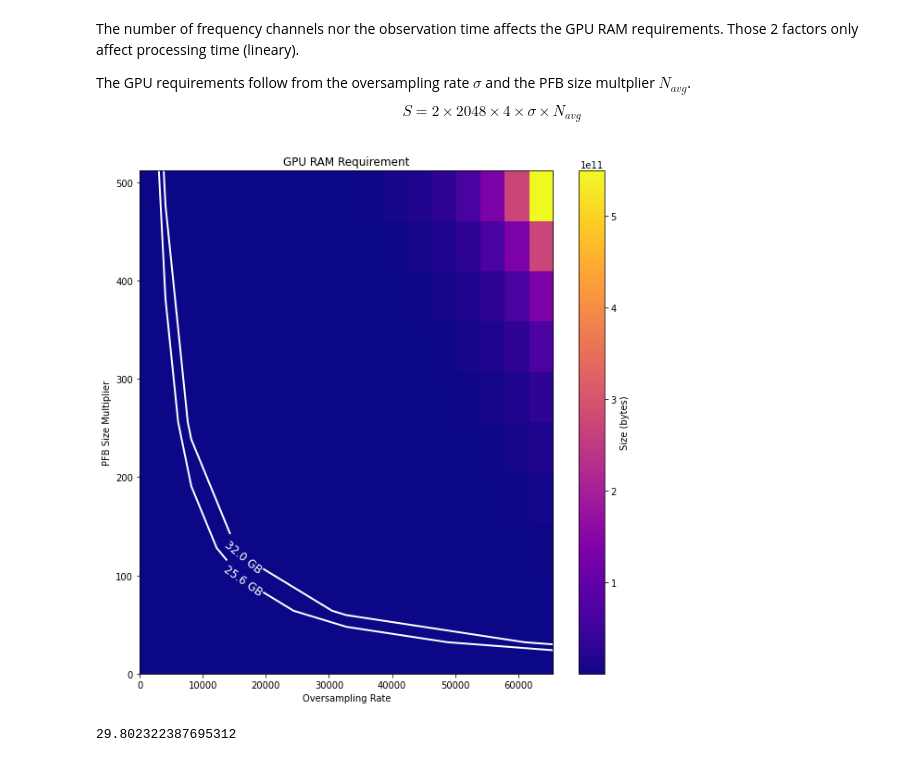
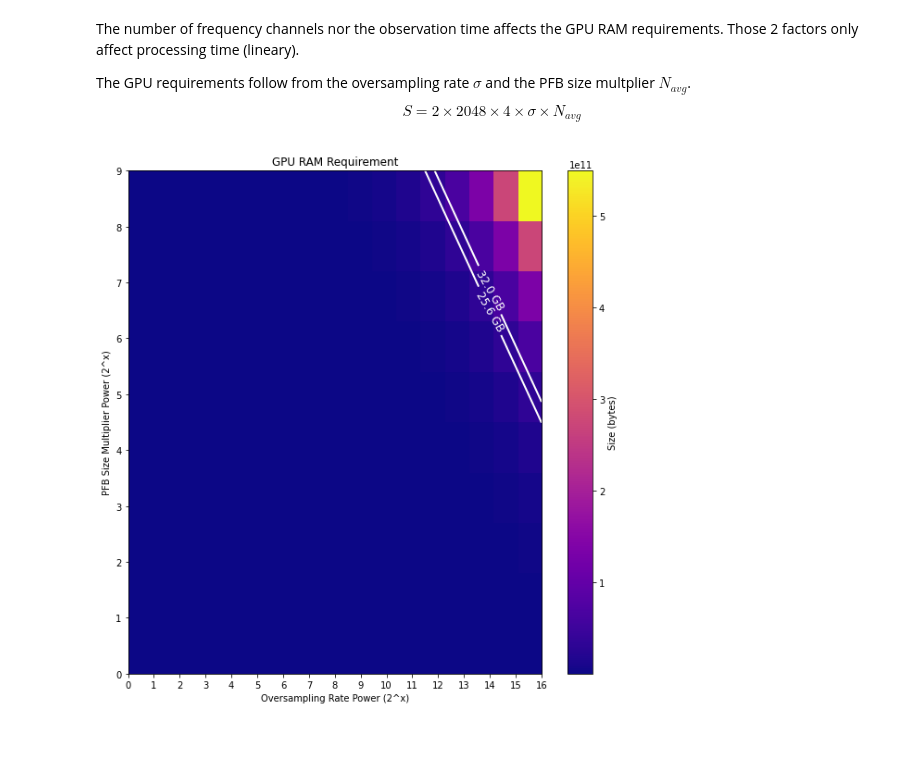
Before and after one commit to PhilJ0ly/albatros_axion_detection, a Jupyter notebook: Jupyter/data_size_overview.ipynb, the cells around one changed output. Saved outputs shown, nothing was run; the diff lists cells and outputs as text; code cells hidden in the pictures.

Commit message:
changed axes on GPU plot

```diff
--- a/Jupyter/data_size_overview.ipynb
+++ b/Jupyter/data_size_overview.ipynb
@@ -117,47 +121,42 @@ $$S = 2\times2048 \times 4\times \sigma\times N_{avg}$$
 # %%
-def get_gpu_size(osamp, pfb_size_mult):
-    return 8*2048*osamp*pfb_size_mult
+osamp = np.arange(17)
+pfb_sz = np.arange(10)
 
-def get_max_osamp(pfb, size):
-    return size/(8*2048*pfb)
+# osamp = []
+# # pfb_sz = np.array([1, 2, 4, 8, 16, 32, 64, 128, 256, 512, 1024])
 
-def get_max_pfb(osamp, size):
-    return size/(8*2048*osamp)
+# pfb_sz = []
+# for i in range(10):
+#     pfb_sz.append(2**i)
+# pfb_sz = np.array(pfb_sz)
 
-osamp = []
-# pfb_sz = np.array([1, 2, 4, 8, 16, 32, 64, 128, 256, 512, 1024])
-
-pfb_sz = []
-for i in range(10):
-    pfb_sz.append(2**i)
-pfb_sz = np.array(pfb_sz)
-
-for i in range(17):
-    osamp.append(2**i)
-osamp = np.array(osamp)
-freqs = df_record/osamp
+# for i in range(17):
+#     osamp.append(2**i)
+# osamp = np.array(osamp)
+# freqs = df_record/osamp
 
 o, p = np.meshgrid(osamp, pfb_sz)
-gpu_size = get_gpu_size(o, p)
+gpu_size = get_gpu_size(2**o, 2**p)
 
 plt.figure(figsize=(10,10))
 
-im = plt.imshow(gpu_size, extent=[0, 2**16, 0, 2**9], origin='lower', cmap='plasma', aspect='auto')
+im = plt.imshow(gpu_size, extent=[0, 16, 0, 9], origin='lower', cmap='plasma', aspect='auto')
 
 GPU_RAM = 32e9
 N = np.array([0.8, 1])*GPU_RAM
 for i in range(N.shape[0]):
     contour = plt.contour(osamp, pfb_sz, gpu_size, levels=[N[i]], colors='White', linewidths=2)
     plt.clabel(contour, inline=True, fontsize=12, fmt=f'{N[i]/1e9} GB')
 
-plt.ylabel("PFB Size Multiplier")
-plt.xlabel("Oversampling Rate")
+
+plt.xticks(osamp)
+plt.yticks(pfb_sz)
+
+
+plt.ylabel("PFB Size Multiplier Power (2^x)")
+plt.xlabel("Oversampling Rate Power (2^x)")
 plt.title("GPU RAM Requirement")
 plt.colorbar(im, label='Size (bytes)')
 plt.show()
 # %% [output]
-[figure, old version]
+[figure, new version]
-# %%
-get_max_pfb(2**16, 32e9)
-# %% [output]
-29.802322387695312
```
Also changed, not shown: parts of 2 cells of this notebook.
